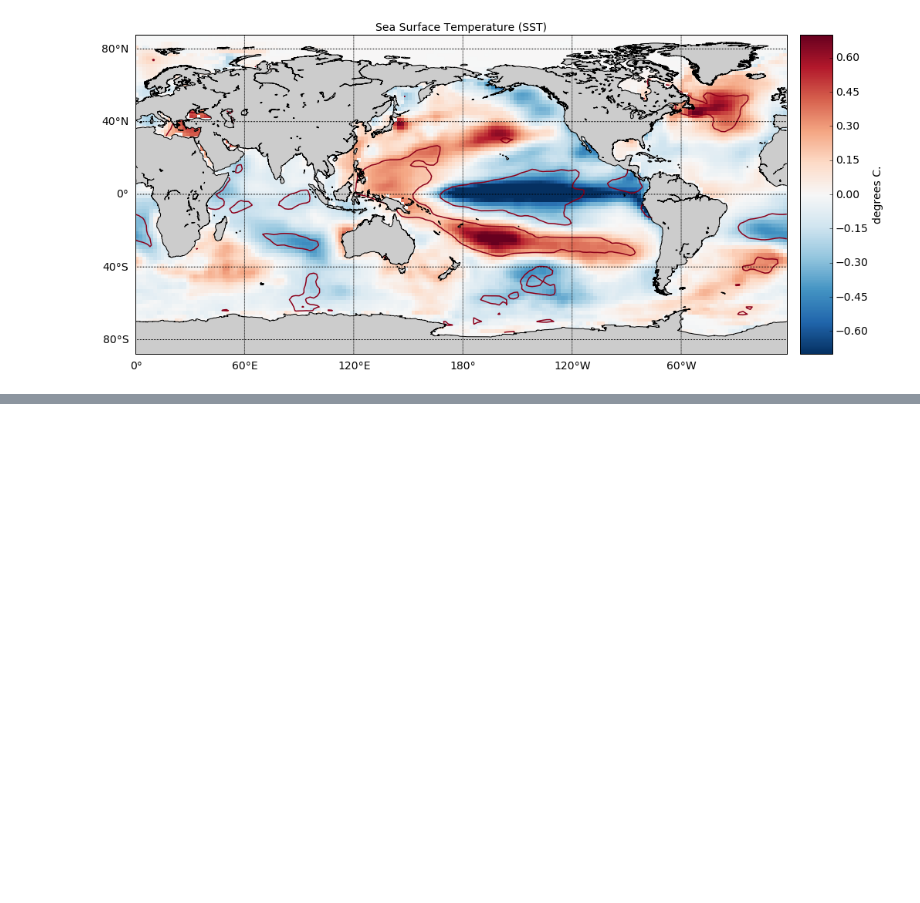
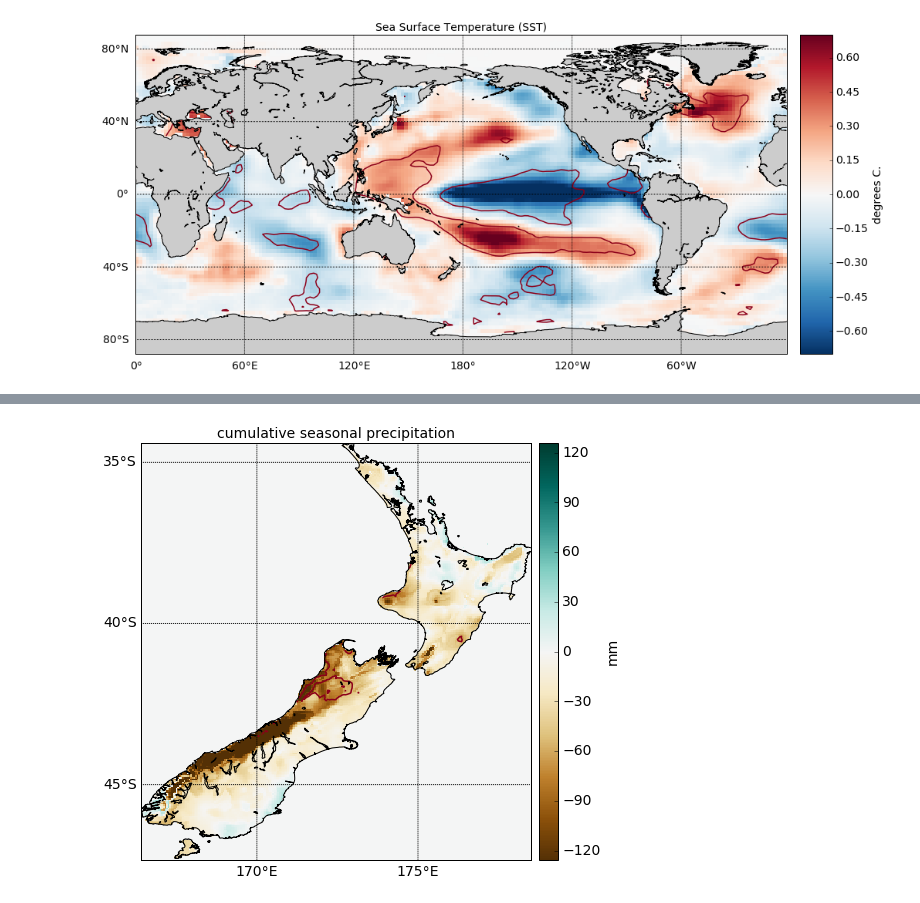
Before and after one commit to nicolasfauchereau/paleopy, a Jupyter notebook: notebooks/proxy.ipynb, the cells around one changed output, grey strips where cells are left out. Cells and saved outputs as stored; diff of their text form; code cells hidden in the pictures; blank space fills up the shorter version.

```diff
--- a/notebooks/proxy.ipynb
+++ b/notebooks/proxy.ipynb
@@ -155,0 +166,6 @@ f = scalar_plot(compos, test=0.1, proj='cyl', res='l').plot(subplots=False)
+# %%
+compos = analogs(p, 'vcsn', 'Rain').composite()
+# %%
+f = scalar_plot(compos, test=0.2, proj='cyl', res='h').plot(subplots=False)
+# %% [output]
+[figure, added]
```
Also changed, not shown: parts of 11 cells of this notebook, 4 other files.
